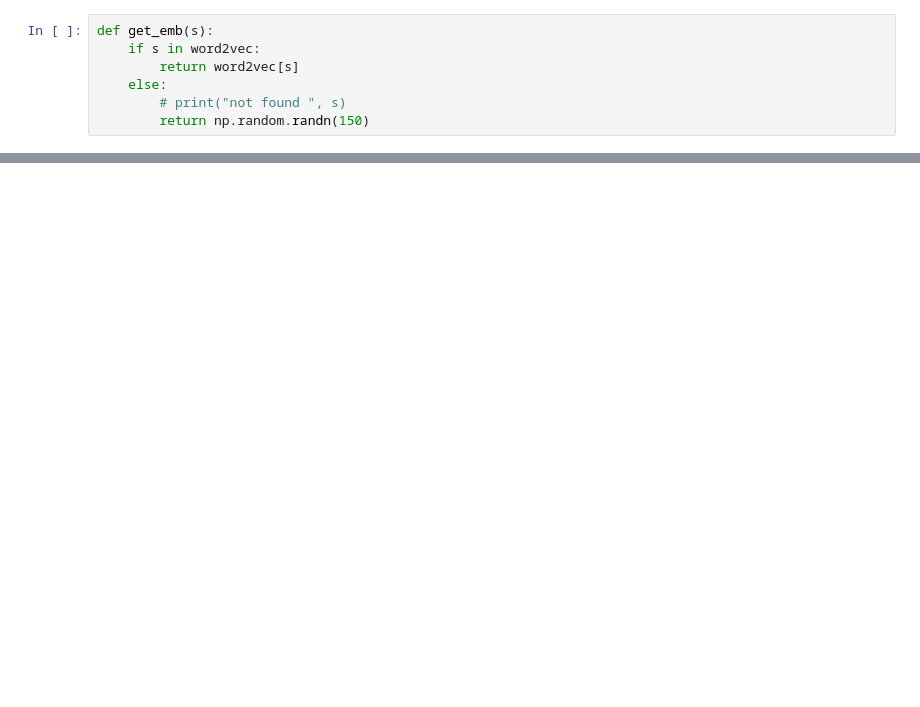
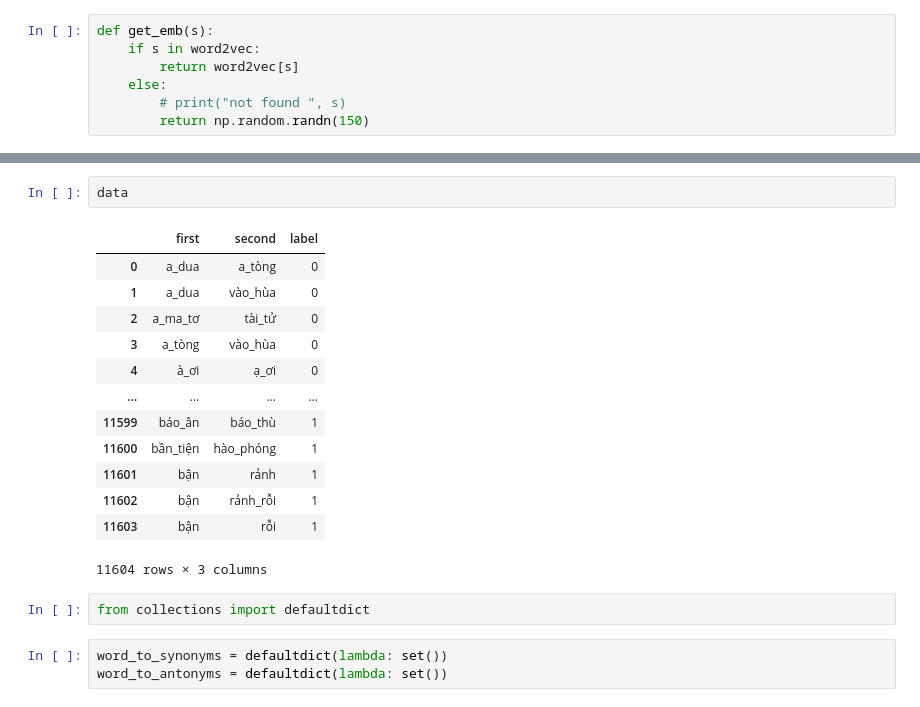
Before and after one commit to superkink3124/Word-Similarity, a Jupyter notebook: task/task3.ipynb, the cells around one changed output, grey strips where cells are left out. Cells and saved outputs as stored; diff of their text form; blank space fills up the shorter version.

```diff
--- a/task/task3.ipynb
+++ b/task/task3.ipynb
@@ -192,3 +188,24 @@ display(X)
 | 11602 | 0.479427 | 18.138960 | 0.479693 | 0.475966 | 150.581177 | -17.138960 | 0 |
 | 11603 | 0.440044 | 19.350819 | 0.439768 | 0.417891 | 147.091766 | -18.350819 | 0 |
 11604 rows × 7 columns
+# %%
+data
+# %% [output]
+|  | first | second | label |
+| 0 | a_dua | a_tòng | 0 |
+| 1 | a_dua | vào_hùa | 0 |
+| 2 | a_ma_tơ | tài_tử | 0 |
+| 3 | a_tòng | vào_hùa | 0 |
+| 4 | à_ơi | ạ_ơi | 0 |
+| ... | ... | ... | ... |
+| 11599 | báo_ân | báo_thù | 1 |
+| 11600 | bần_tiện | hào_phóng | 1 |
+| 11601 | bận | rảnh | 1 |
+| 11602 | bận | rảnh_rỗi | 1 |
+| 11603 | bận | rỗi | 1 |
+11604 rows × 3 columns
+# %%
+from collections import defaultdict
+# %%
+word_to_synonyms = defaultdict(lambda: set())
+word_to_antonyms = defaultdict(lambda: set())
```
Also changed, not shown: parts of 12 cells of this notebook.
